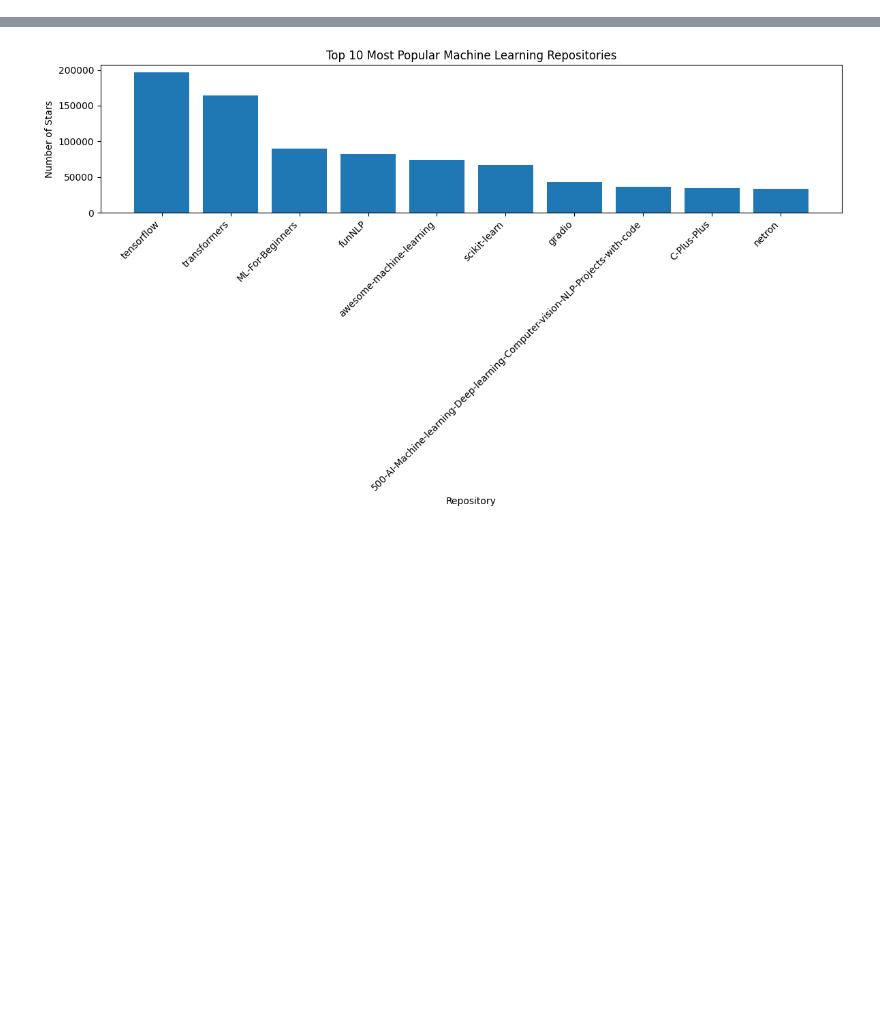
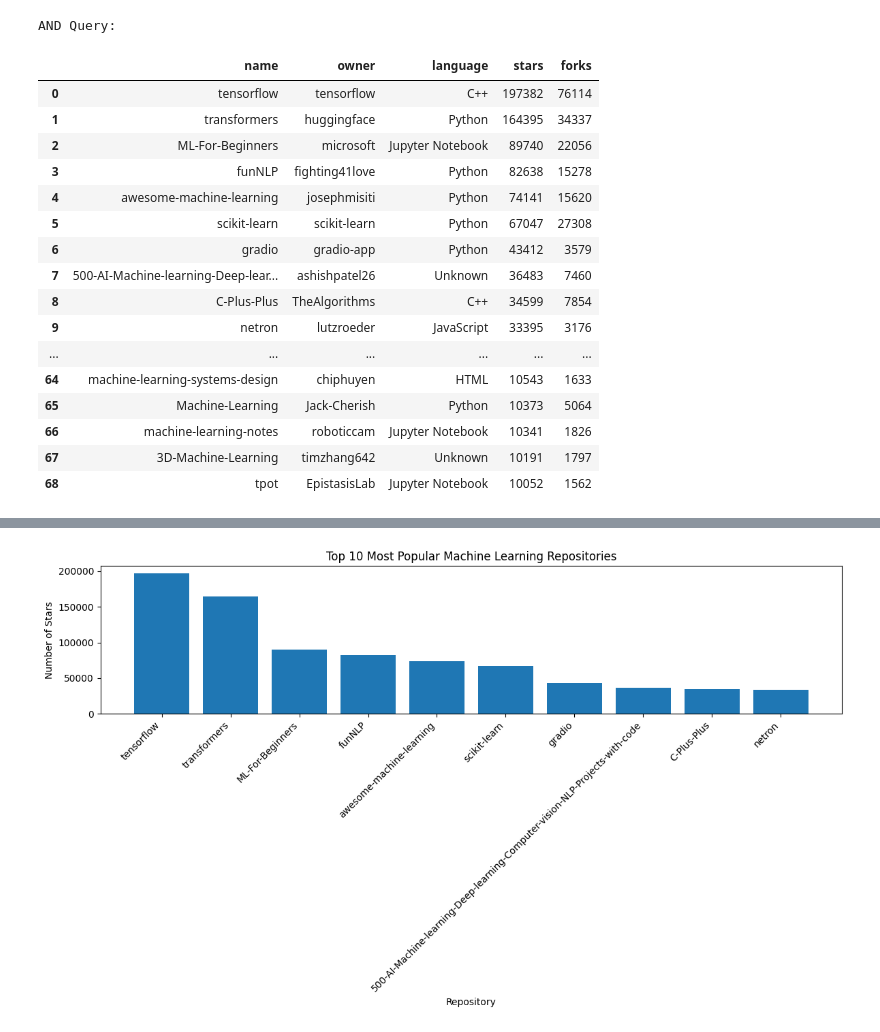
Before and after one commit to MazenAmmar877/github-ml-analysis, a Jupyter notebook: lv3_finalProject_2_Mazen_DECI4_S_418272.ipynb, the cells around one changed output, grey strips where cells are left out. Drawn from its saved outputs; the diff is of its cells as text; code cells hidden in the pictures; blank space fills up the shorter version.

```diff
--- a/lv3_finalProject_2_Mazen_DECI4_S_418272.ipynb
+++ b/lv3_finalProject_2_Mazen_DECI4_S_418272.ipynb
@@ -606,0 +430,36 @@ VISUALIZATIONS
+# %%
+# AND
+
+query_and = """
+SELECT name, owner, language, stars, forks
+FROM Repositories
+WHERE stars > 10000
+AND forks > 1000;
+"""
+
+result_and = pd.read_sql_query(
+    query_and,
+    connection
+)
+
+print("AND Query:")
+display(result_and)
+# %% [output]
+AND Query:
+|  | name | owner | language | stars | forks |
+| 0 | tensorflow | tensorflow | C++ | 197382 | 76114 |
+| 1 | transformers | huggingface | Python | 164395 | 34337 |
+| 2 | ML-For-Beginners | microsoft | Jupyter Notebook | 89740 | 22056 |
+| 3 | funNLP | fighting41love | Python | 82638 | 15278 |
+| 4 | awesome-machine-learning | josephmisiti | Python | 74141 | 15620 |
+| 5 | scikit-learn | scikit-learn | Python | 67047 | 27308 |
+| 6 | gradio | gradio-app | Python | 43412 | 3579 |
+| 7 | 500-AI-Machine-learning-Deep-lear... | ashishpatel26 | Unknown | 36483 | 7460 |
+| 8 | C-Plus-Plus | TheAlgorithms | C++ | 34599 | 7854 |
+| 9 | netron | lutzroeder | JavaScript | 33395 | 3176 |
+| ... | ... | ... | ... | ... | ... |
+| 64 | machine-learning-systems-design | chiphuyen | HTML | 10543 | 1633 |
+| 65 | Machine-Learning | Jack-Cherish | Python | 10373 | 5064 |
+| 66 | machine-learning-notes | roboticcam | Jupyter Notebook | 10341 | 1826 |
+| 67 | 3D-Machine-Learning | timzhang642 | Unknown | 10191 | 1797 |
+| 68 | tpot | EpistasisLab | Jupyter Notebook | 10052 | 1562 |
```
Also changed, not shown: parts of 124 cells of this notebook, 2 other files.
